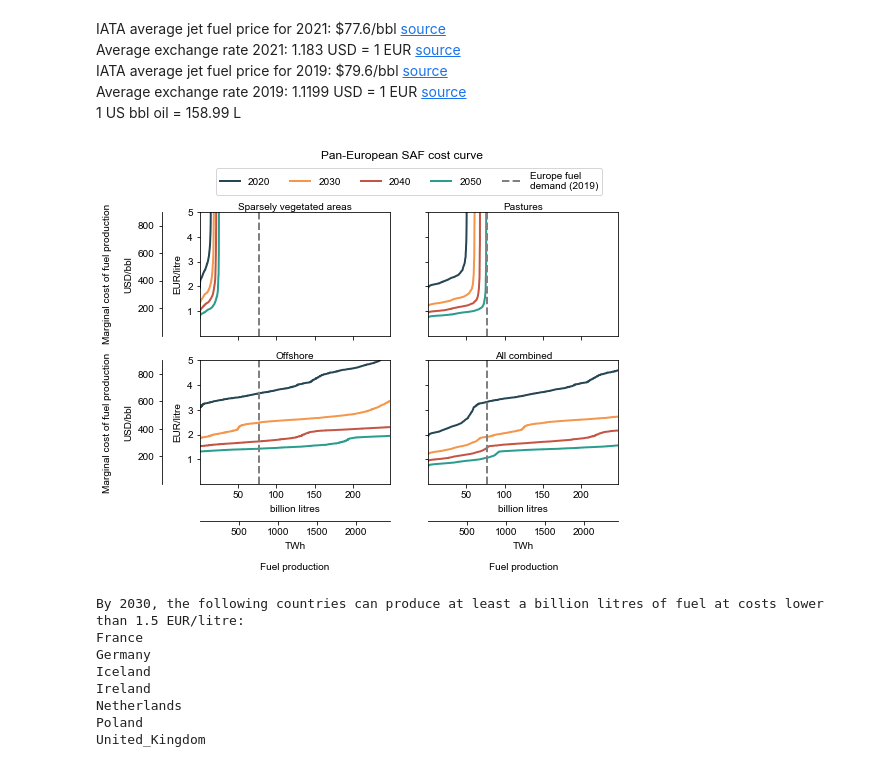
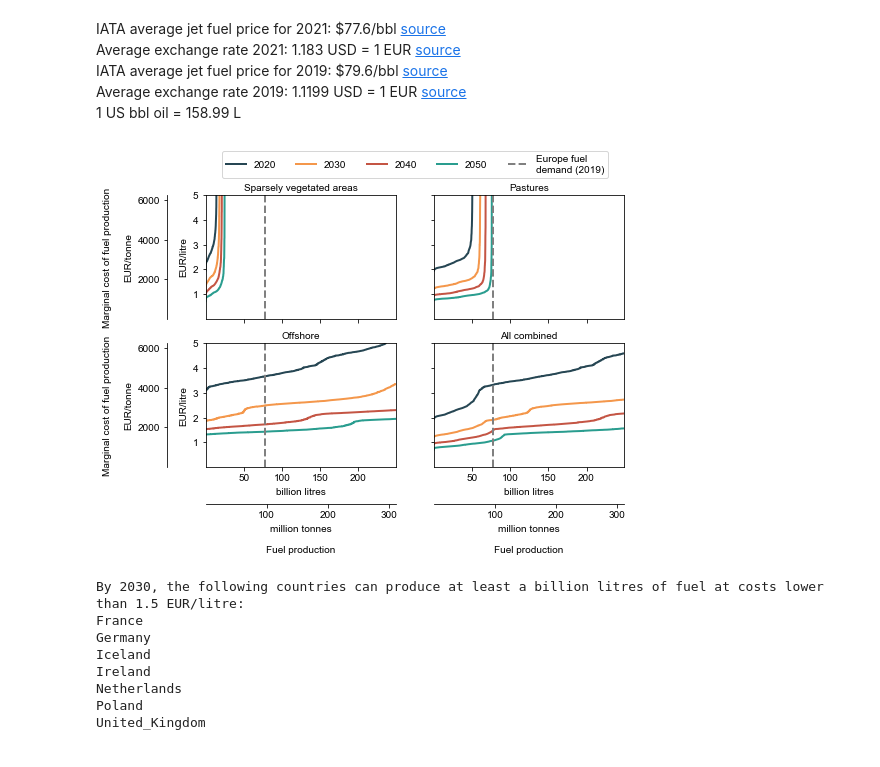
Before and after one commit to kwdseymour/EuroSAFs, a Jupyter notebook: scripts/analysis/cost_curve.ipynb, the cells around one changed output. Drawn from its saved outputs; the diff is of its cells as text; code cells hidden in the pictures.

Commit message:
Update cost curve axes units & remove titles

```diff
--- a/scripts/analysis/cost_curve.ipynb
+++ b/scripts/analysis/cost_curve.ipynb
@@ -131,40 +131,39 @@ for j,(land_types,title) in enumerate(zip(scenarios,titles)):
     for i,year in enumerate([2020,2030,2040,2050]):
         production_potential = calculate_production_potential(results[year],land_types)
         cost_curve = calculate_cost_curve(production_potential)
 
         axes[j].plot(cost_curve.production_liters_cumsum/1e9,cost_curve.LCOF_liter, label=year)
 
 
 
     axes[j].axvline(x=EU32_fuel_demand_liters/1e9, color='grey', linestyle='--', label='Europe fuel\ndemand (2019)')
 
-    axes[j].set_title(title,pad=2)
+    axes[j].set_title(title,pad=5)
     axes[j].set_ylim(y_min,y_max)
     axes[j].set_xlim(x_min,x_max)
 
 
     if j%2 == 0:
         axes[j].set_ylabel('EUR/litre', labelpad=5)
 
-        yax2 = axes[j].secondary_yaxis(-0.2, functions=(lambda y: y*exchange_rate_2022*bbl_to_liter, lambda y: y/exchange_rate_2022/bbl_to_liter))
-        yax2.set_ylabel('Marginal cost of fuel production\n\nUSD/bbl', labelpad=5)
+        yax2 = axes[j].secondary_yaxis(-0.2, functions=(lambda y: y/kerosene_density*1e3, lambda y: y*kerosene_density/1e3))
+        yax2.set_ylabel('Marginal cost of fuel production\n\nEUR/tonne', labelpad=5)
 
     else:
         axes[j].tick_params(labelleft=False)
 
     if j>1:
         axes[j].set_xlabel('billion litres', labelpad=5)
 
-        xax2 = axes[j].secondary_xaxis(-0.3, functions=(lambda x: x*0.8*specs.at['kerosene_LHV','value_2020']/3.6e6, lambda x: x/0.8/specs.at['kerosene_LHV','value_2020']*3.6e6))
-        xax2.set_xlabel('TWh\n\nFuel production', labelpad=5)
+        xax2 = axes[j].secondary_xaxis(-0.3, functions=(lambda x: x/kerosene_density, lambda x: x*kerosene_density))
+        xax2.set_xlabel('million tonnes\n\nFuel production', labelpad=5)
     else:
         axes[j].tick_params(labelbottom=False)
 
-fig.suptitle('Pan-European SAF cost curve',x=0.5,y=1.05);
 axes[0].legend(ncol=5, bbox_to_anchor=(1.1, 1.4), loc='upper center')
 plt.savefig('../../gfx/pan-european_cost_curve_grid.png', bbox_inches='tight',dpi=400);
 # %% [output]
-[figure, old version]
+[figure, new version]
 # %%
 print('By 2030, the following countries can produce at least a billion litres of fuel at costs lower than 1.5 EUR/litre:')
 for j, country in enumerate(EU_EFTA):
```
Also changed, not shown: parts of 1 cell of this notebook, 2 other files.
